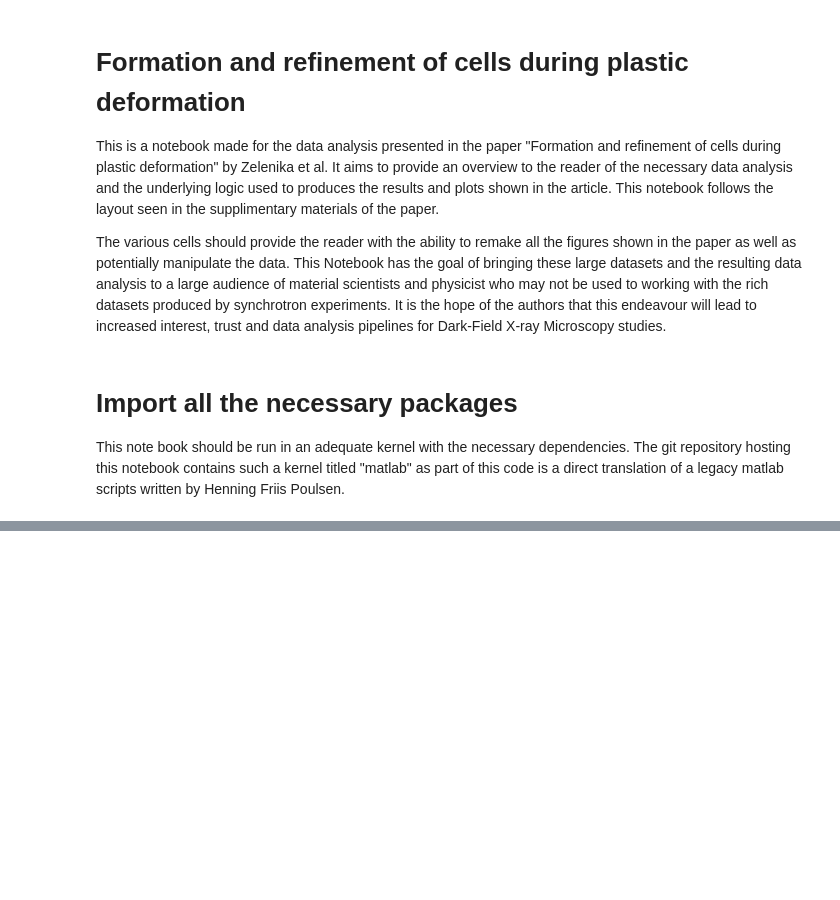
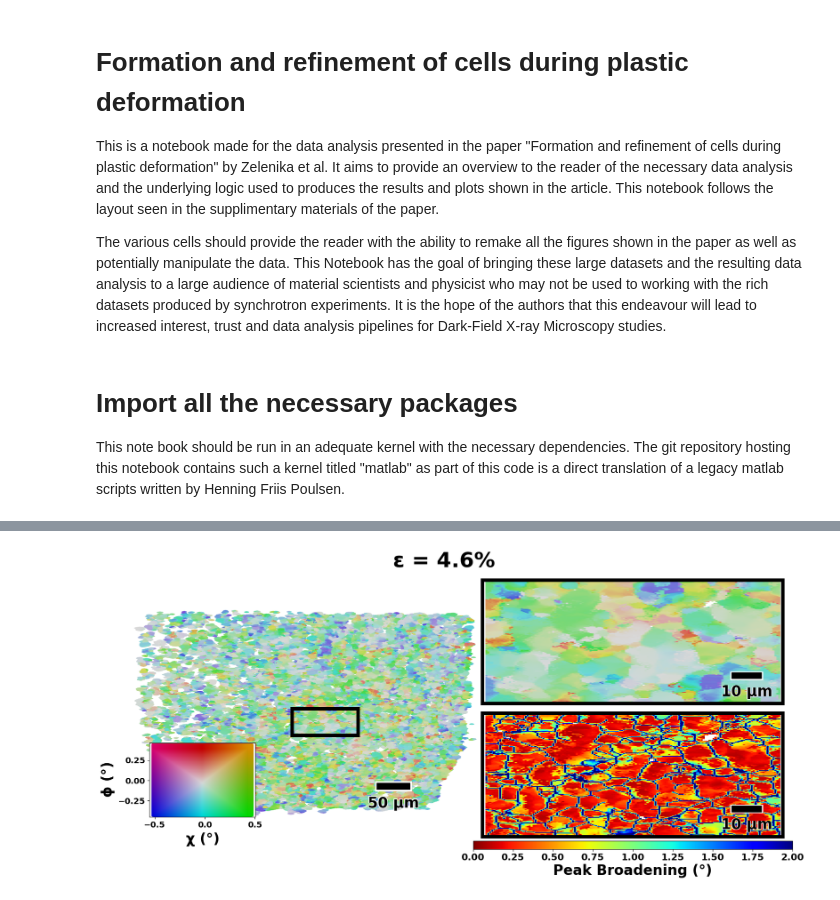
Before and after one commit to adcret/PMP, a Jupyter notebook: cell_refinement_analysis.ipynb, the cells around one changed output, grey strips where cells are left out. Cells and saved outputs as stored; diff of their text form; code cells hidden in the pictures; blank space fills up the shorter version.

```diff
--- a/cell_refinement_analysis.ipynb
+++ b/cell_refinement_analysis.ipynb
@@ -315,0 +198,95 @@ ValueError: x and y must have same first dimension, but have shapes (6,) and (37
+# %%
+scale_bar_length = 50
+scale_bar_thickness = 10
+x_position = x_max_new * 0.8
+y_position = pixel_y * col_size_chi * 0.2
+aspect_ratio = pixel_y / pixel_x
+
+
+# Initialize figure and GridSpec
+fig = plt.figure(figsize=(20, 10))
+gs = gridspec.GridSpec(2, 2, height_ratios=[1, 1], width_ratios=[1.2, 1])
+# Axes for the original image
+ax0 = fig.add_subplot(gs[:, 0])
+ax0.imshow(Mosa_Img, extent=[x_min_new, x_max_new, 0, pixel_y * col_size_chi])
+
+# Rectangle for the ROI
+roi_rect = patches.Rectangle((roi_start_x_scaled, adjusted_roi_start_y_scaled), roi_size_scaled_x, roi_size_scaled_y, linewidth=6, edgecolor='black', facecolor='none')
+ax0.add_patch(roi_rect)
+
+# Scale bar and its shadow
+rect_shadow = patches.Rectangle((x_position - 2, y_position + 2), scale_bar_length + 4, -(scale_bar_thickness + 4), linewidth=1, edgecolor='white', facecolor='white')
+ax0.add_patch(rect_shadow)
+rect_scale = patches.Rectangle((x_position, y_position), scale_bar_length, -scale_bar_thickness, linewidth=1, edgecolor='black', facecolor='black')
+ax0.add_patch(rect_scale)
+
+# Text and shadow
+for dx, dy in [(-1, 1), (1, 1), (1, -1), (-1, -1)]:
+    ax0.text(x_position + scale_bar_length / 2 + dx, y_position - scale_bar_thickness * 2 + dy, '50 μm', color='white', ha='center', va='top', fontsize=25, fontweight='bold')
+ax0.text(x_position + scale_bar_length / 2, y_position - scale_bar_thickness * 2, '50 μm', color='black', ha='center', va='top', fontsize=25, fontweight='bold')
+ax0.axis('off')
+
+# Inset axis for the scatter plot
+inset_ax = inset_axes(ax0, width="30%", height="30%", loc='lower left', bbox_to_anchor=(0.05, 0.05, 1, 1), bbox_transform=ax0.transAxes)
+inset_ax.scatter(colour_data.T[0], colour_data.T[1], c=colours, s=65, marker=',')
+inset_ax.set_xlabel('$\chi$ (°)', fontsize=24)
+inset_ax.set_ylabel('$\phi$ (°)', fontsize=24)
+inset_ax.axis('on')
+inset_ax.tick_params(labelsize=14)
+
+# Axes for the zoomed region (assumed to be the second plot)
+ax1 = fig.add_subplot(gs[0, 1])
+ax1.imshow(zoomed_region, aspect=aspect_ratio)
+frame = patches.Rectangle((-0.01, -0.01), 1.02, 1.02, transform=ax1.transAxes, linewidth=6, edgecolor='black', facecolor='none', clip_on=False)
+ax1.add_patch(frame)
+
+# Scale bar position and dimensions for the zoomed region
+scale_bar_position_zoomed = (zoomed_region.shape[1] - 25, zoomed_region.shape[0] - 50)
+rect_shadow_zoomed = patches.Rectangle((scale_bar_position_zoomed[0] - (2 * aspect_ratio), scale_bar_position_zoomed[1] + 11.5), scale_bar_pixel_length_zoomed + 4 * aspect_ratio, -(scale_bar_thickness + 4 * aspect_ratio + 2), linewidth=1, edgecolor='white', facecolor='white')
+ax1.add_patch(rect_shadow_zoomed)
+rect_scale_zoomed = patches.Rectangle(scale_bar_position_zoomed, scale_bar_pixel_length_zoomed, scale_bar_thickness, linewidth=1, edgecolor='black', facecolor='black')
+ax1.add_patch(rect_scale_zoomed)
+
+# Adding text shadow or outline effect for scale bar label
+for dx, dy in [(-1, 1), (1, 1), (1, -1), (-1, -1)]:  # Offset positions for the shadow
+    ax1.text(scale_bar_position_zoomed[0] + scale_bar_pixel_length_zoomed / 2 + (dx * aspect_ratio), scale_bar_position_zoomed[1] + scale_bar_thickness * 2 + dy * aspect_ratio, f'{scale_bar_physical_length} μm', color='white', ha='center', va='top', fontsize=25, fontweight='bold')
+
+# Adding label for the scale bar on the zoomed image
+ax1.text(scale_bar_position_zoomed[0] + scale_bar_pixel_length_zoomed / 2, scale_bar_position_zoomed[1] + scale_bar_thickness * 2, f'{scale_bar_physical_length} μm', color='black', ha='center', va='top', fontsize=25, fontweight='bold')
+
+ax1.axis('off')
+
+# Axes for the FWHM zoomed region (assumed to be the third plot)
+ax2 = fig.add_subplot(gs[1, 1])
+im = ax2.imshow(zoomed_region_fwhm, cmap='jet_r', aspect=aspect_ratio, vmin=0, vmax=2)
+frame_fwhm = patches.Rectangle((-0.01, -0.01), 1.02, 1.02, transform=ax2.transAxes, linewidth=6, edgecolor='black', facecolor='none', clip_on=False)
+ax2.add_patch(frame_fwhm)
+
+# Add shadow and scale bar for the zoomed FWHM image
+rect_shadow_zoomed_fwhm = patches.Rectangle((scale_bar_position_zoomed[0] - (2 * aspect_ratio), scale_bar_position_zoomed[1] + 11.5), scale_bar_pixel_length_zoomed + 4 * aspect_ratio, -(scale_bar_thickness + 4 * aspect_ratio + 2), linewidth=1, edgecolor='white', facecolor='white')
+ax2.add_patch(rect_shadow_zoomed_fwhm)
+rect_scale_zoomed_fwhm = patches.Rectangle(scale_bar_position_zoomed, scale_bar_pixel_length_zoomed, scale_bar_thickness, linewidth=1, edgecolor='black', facecolor='black')
+ax2.add_patch(rect_scale_zoomed_fwhm)
+
+# Add text shadow or outline effect for the scale bar label on the FWHM image
+for dx, dy in [(-1, 1), (1, 1), (1, -1), (-1, -1)]:  # Offset positions for the shadow
+    ax2.text(scale_bar_position_zoomed[0] + scale_bar_pixel_length_zoomed / 2 + (dx * aspect_ratio), scale_bar_position_zoomed[1] + scale_bar_thickness * 2 + dy * aspect_ratio, f'{scale_bar_physical_length} μm', color='white', ha='center', va='top', fontsize=25, fontweight='bold')
+
+# Add label for the scale bar on the FWHM image
+ax2.text(scale_bar_position_zoomed[0] + scale_bar_pixel_length_zoomed / 2, scale_bar_position_zoomed[1] + scale_bar_thickness * 2, f'{scale_bar_physical_length} μm', color='black', ha='center', va='top', fontsize=25, fontweight='bold')
+
+ax2.axis('off')
+
+# Colorbar for the FWHM image
+colorbar_ax = fig.add_axes([0.535, 0.16, 0.38, 0.02])
+plt.colorbar(im, cax=colorbar_ax, orientation='horizontal', label='Peak Broadening (°)')
+colorbar_ax.set_xlabel('Peak Broadening (°)', fontsize=24)
+colorbar_ax.tick_params(labelsize=16)
+
+# Adjust layout and add title
+plt.subplots_adjust(wspace=0.01, hspace=-0.3)
+plt.suptitle('$\epsilon$ = 4.6%', fontsize=36, fontweight='bold', y=0.87)
+
+plt.show()
+# %% [output]
+[figure, added]
```
Also changed, not shown: parts of 25 cells of this notebook, 11 other files.
